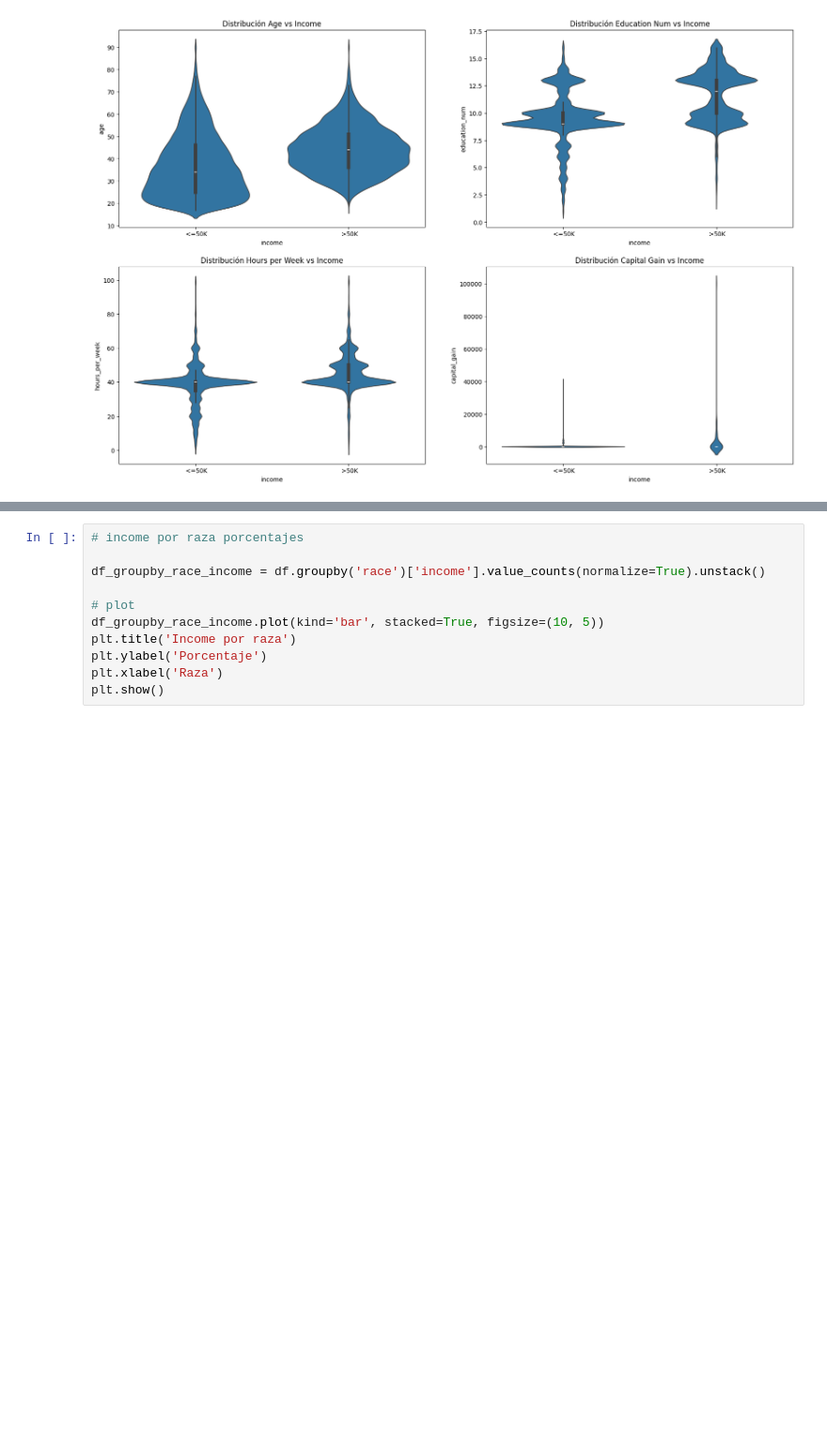
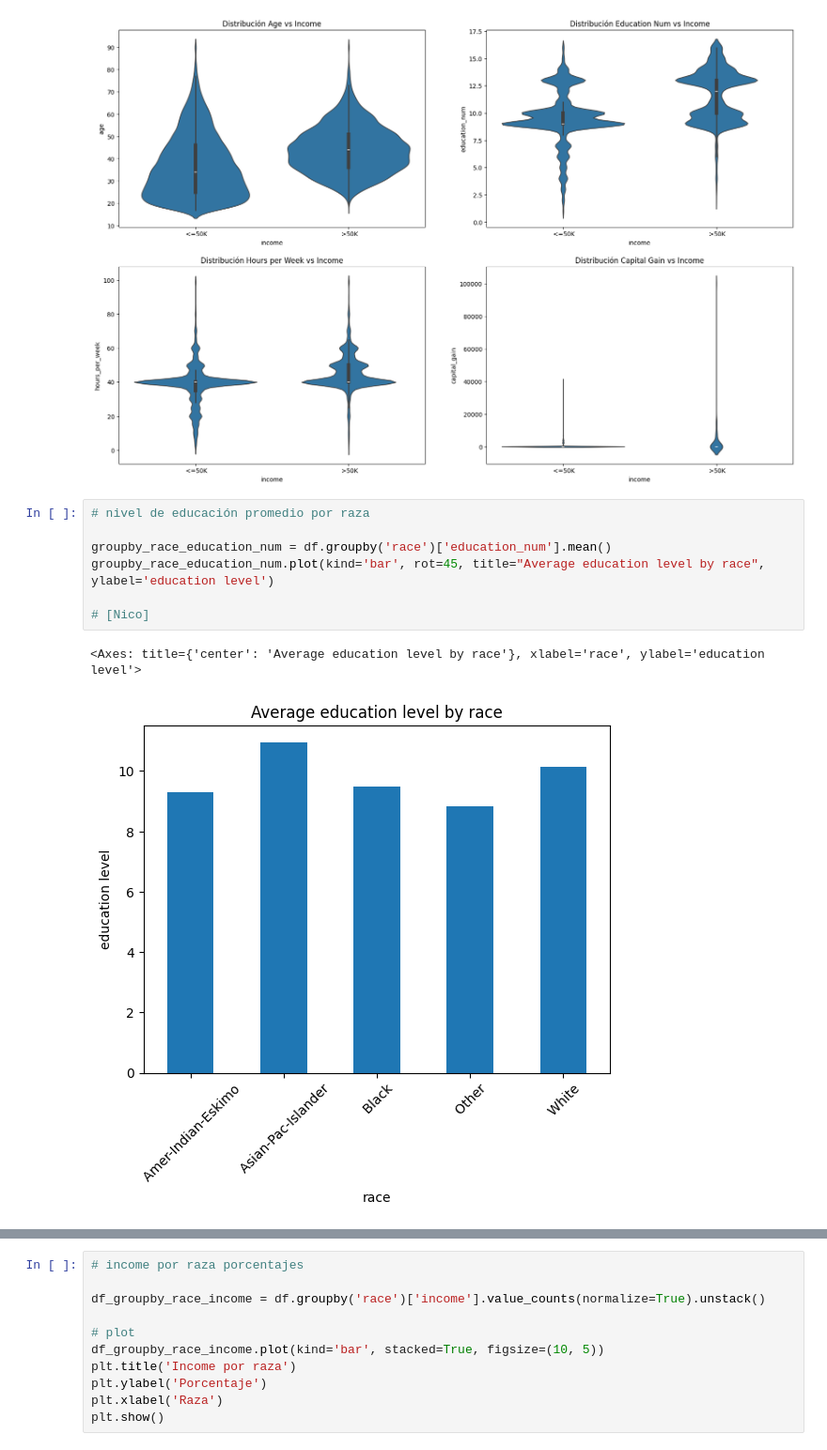
Before and after one commit to BnjmnNicholas/Proyecto_mineria_cc5205, a Jupyter notebook: Reporte_Hito_1.ipynb, the cells around one changed output, grey strips where cells are left out. Shown at 94% size. Saved outputs shown, nothing was run; the diff lists cells and outputs as text; blank space fills up the shorter version.

Commit message:
Gráficos de educación promedio por raza e ingreso promedio por sector laboral

```diff
--- a/Reporte_Hito_1.ipynb
+++ b/Reporte_Hito_1.ipynb
@@ -260,3 +260,13 @@ plt.title('Distribución Capital Gain vs Income')
 # %% [output]
 Text(0.5, 1.0, 'Distribución Capital Gain vs Income')
 [figure]
+# %%
+# nivel de educación promedio por raza
+
+groupby_race_education_num = df.groupby('race')['education_num'].mean()
+groupby_race_education_num.plot(kind='bar', rot=45, title="Average education level by race", ylabel='education level')
+
+# [Nico]
+# %% [output]
+<Axes: title={'center': 'Average education level by race'}, xlabel='race', ylabel='education level'>
+[figure, added]
```
Also changed, not shown: parts of 1 cell of this notebook.
